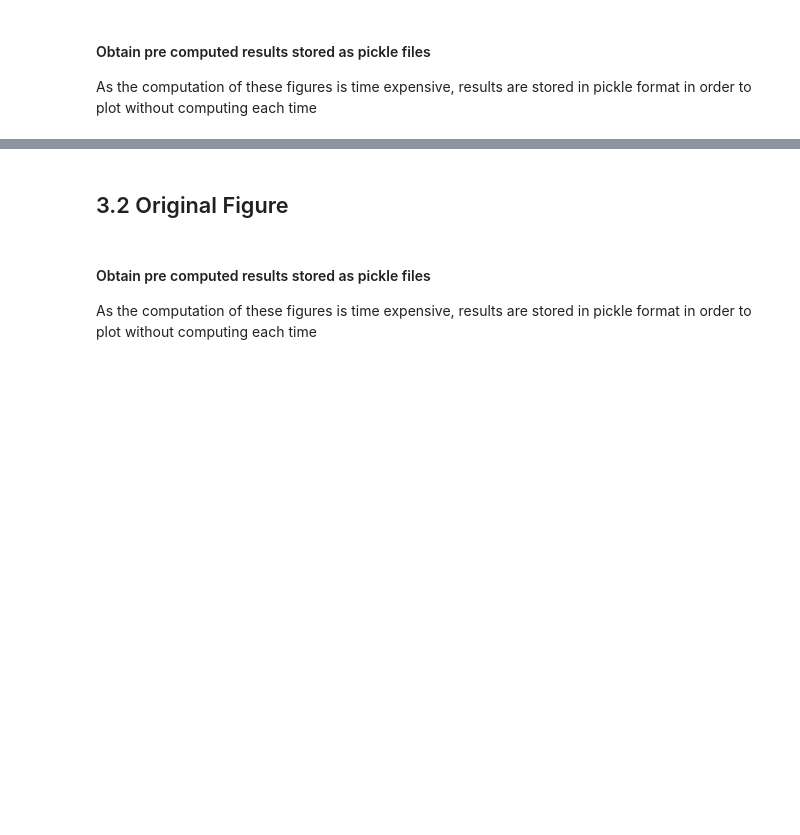
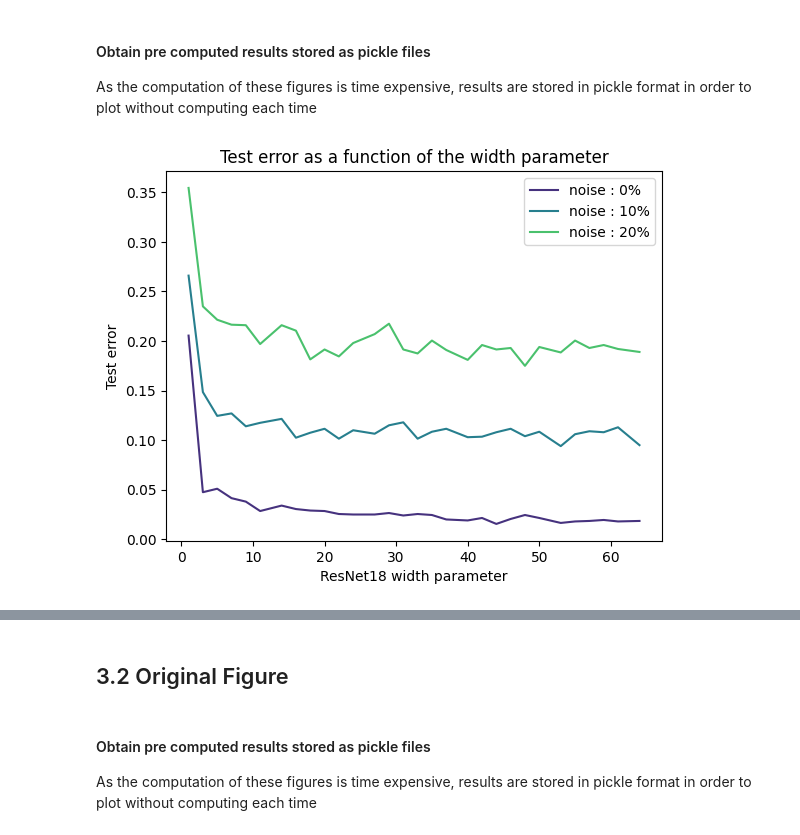
Before and after one commit to roduit/EE-411-FOIL-Project, a Jupyter notebook: source/main.ipynb, the cells around one changed output, grey strips where cells are left out. Drawn from its saved outputs; the diff is of its cells as text; code cells hidden in the pictures; blank space fills up the shorter version.

```diff
--- a/source/main.ipynb
+++ b/source/main.ipynb
@@ -442,9 +448,13 @@ save_pickle(test_accuracies, os.path.join(constants.FIG4_FOLDER, 'test_accuracie
 #### Obtain pre computed results stored as pickle files
 As the computation of these figures is time expensive, results are stored in pickle format in order to plot without computing each time
 # %%
+width_model_list = np.linspace(1, 64, 30,dtype=int)
+noise_ratio_list = [0,0.1,0.2]
 test_accuracies_path = os.path.join(constants.FIG4_FOLDER, 'test_accuracies.pkl')
 test_accuracies = open_pickle(test_accuracies_path)
 test_errors = (100 - np.array(test_accuracies)) / 100
 display_error(error_lists=test_errors,width_model_list=width_model_list,noise_ratio_list=noise_ratio_list,train=False)
+# %% [output]
+[figure, added]
 # %%
 train_accuracies_path = os.path.join(constants.FIG4_FOLDER, 'train_accuracies.pkl')
```
Also changed, not shown: parts of 3 cells of this notebook, 7 other files.
